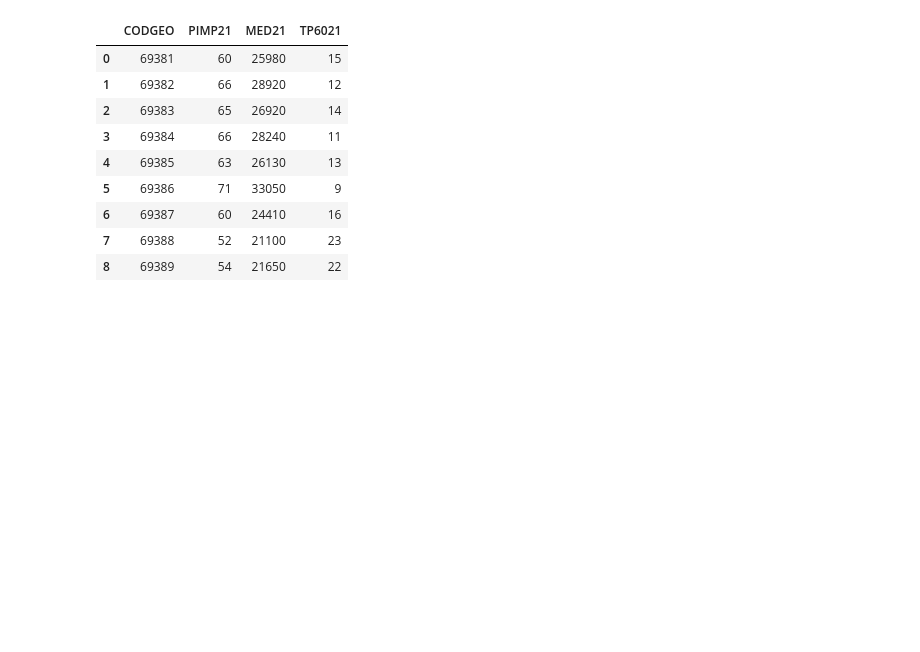
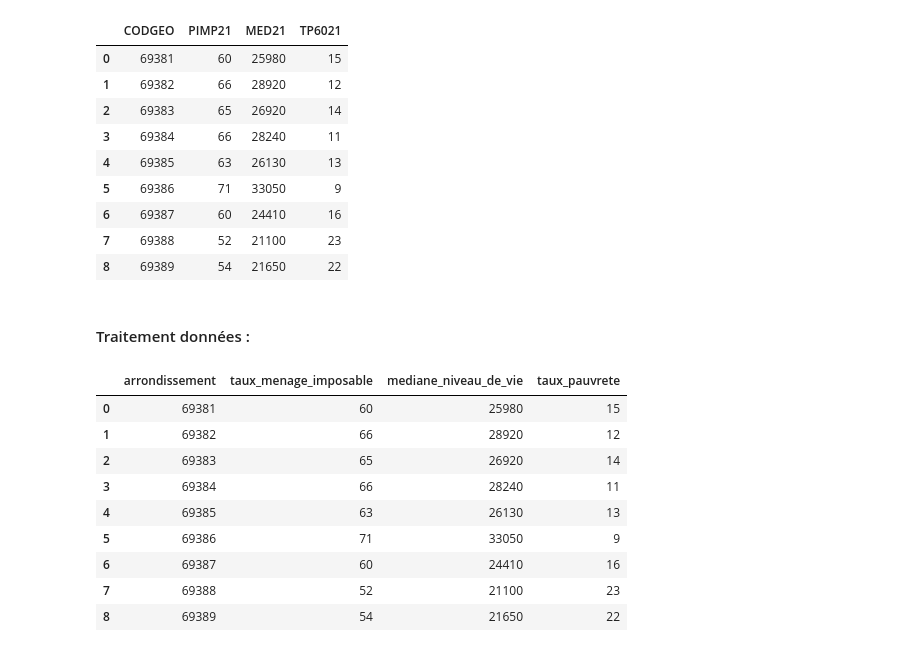
Before and after one commit to pbrbn/NLP-Projet-SISE, a Jupyter notebook: src/database_handling/insert_data.ipynb, the cells around one changed output. Saved outputs shown, nothing was run; the diff lists cells and outputs as text; code cells hidden in the pictures; blank space fills up the shorter version.

```diff
--- a/src/database_handling/insert_data.ipynb
+++ b/src/database_handling/insert_data.ipynb
@@ -334,3 +338,21 @@ df_insee.head(10)
 | 6 | 69387 | 60 | 24410 | 16 |
 | 7 | 69388 | 52 | 21100 | 23 |
 | 8 | 69389 | 54 | 21650 | 22 |
+# %% [markdown]
+#### Traitement données :
+# %%
+# rename columns
+df_insee.columns = ["arrondissement", "taux_menage_imposable", "mediane_niveau_de_vie", "taux_pauvrete"]
+# %%
+df_insee.head(10)
+# %% [output]
+|  | arrondissement | taux_menage_imposable | mediane_niveau_de_vie | taux_pauvrete |
+| 0 | 69381 | 60 | 25980 | 15 |
+| 1 | 69382 | 66 | 28920 | 12 |
+| 2 | 69383 | 65 | 26920 | 14 |
+| 3 | 69384 | 66 | 28240 | 11 |
+| 4 | 69385 | 63 | 26130 | 13 |
+| 5 | 69386 | 71 | 33050 | 9 |
+| 6 | 69387 | 60 | 24410 | 16 |
+| 7 | 69388 | 52 | 21100 | 23 |
+| 8 | 69389 | 54 | 21650 | 22 |
```
Also changed, not shown: parts of 2 cells of this notebook, 2 other files.
